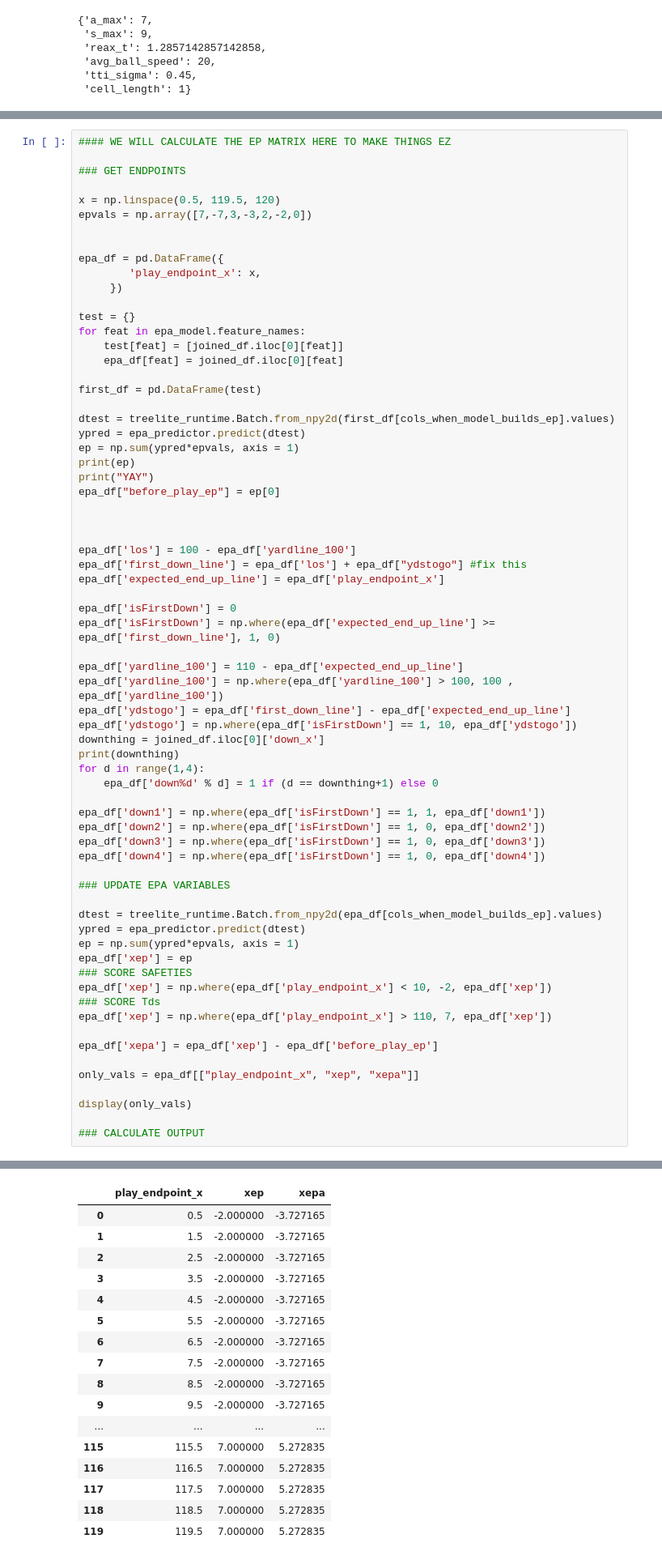
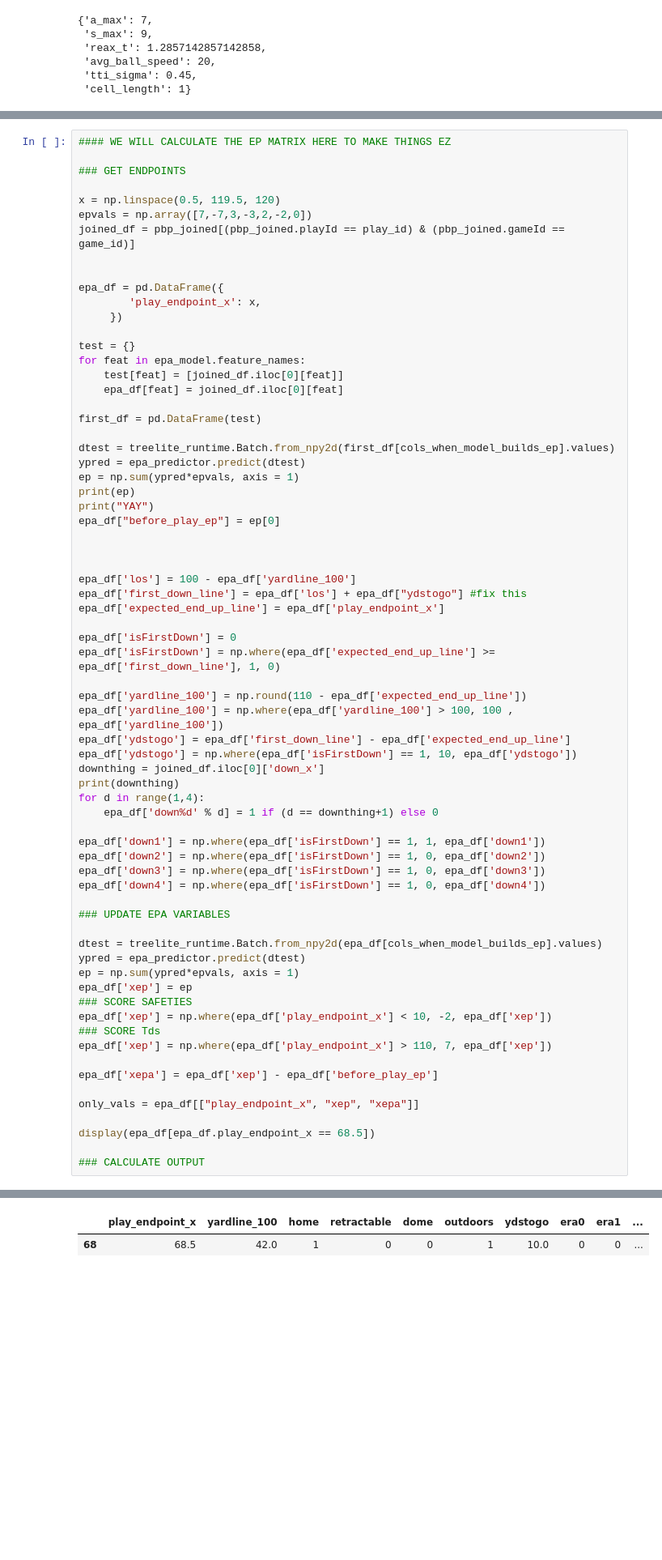
Before and after one commit to uditrana/BigDataBowl, a Jupyter notebook: analysis/xyac_epa_per_pass.ipynb, the cells around one changed output, grey strips where cells are left out. Shown: that part at 81% size. Drawn from its saved outputs; the diff is of its cells as text; blank space fills up the shorter version.

```diff
--- a/analysis/xyac_epa_per_pass.ipynb
+++ b/analysis/xyac_epa_per_pass.ipynb
@@ -105,6 +105,7 @@ ADDED MEME
 
 x = np.linspace(0.5, 119.5, 120)
 epvals = np.array([7,-7,3,-3,2,-2,0])
+joined_df = pbp_joined[(pbp_joined.playId == play_id) & (pbp_joined.gameId == game_id)]
 
 
 epa_df = pd.DataFrame({
@@ -134,7 +135,7 @@ epa_df['expected_end_up_line'] = epa_df['play_endpoint_x']
 epa_df['isFirstDown'] = 0
 epa_df['isFirstDown'] = np.where(epa_df['expected_end_up_line'] >= epa_df['first_down_line'], 1, 0)
 
-epa_df['yardline_100'] = 110 - epa_df['expected_end_up_line']
+epa_df['yardline_100'] = np.round(110 - epa_df['expected_end_up_line'])
 epa_df['yardline_100'] = np.where(epa_df['yardline_100'] > 100, 100 , epa_df['yardline_100'])
 epa_df['ydstogo'] = epa_df['first_down_line'] - epa_df['expected_end_up_line']
 epa_df['ydstogo'] = np.where(epa_df['isFirstDown'] == 1, 10, epa_df['ydstogo'])
@@ -142,48 +143,33 @@ downthing = joined_df.iloc[0]['down_x']
 print(downthing)
 for d in range(1,4):
     epa_df['down%d' % d] = 1 if (d == downthing+1) else 0
 
 epa_df['down1'] = np.where(epa_df['isFirstDown'] == 1, 1, epa_df['down1'])
 epa_df['down2'] = np.where(epa_df['isFirstDown'] == 1, 0, epa_df['down2'])
 epa_df['down3'] = np.where(epa_df['isFirstDown'] == 1, 0, epa_df['down3'])
 epa_df['down4'] = np.where(epa_df['isFirstDown'] == 1, 0, epa_df['down4'])
 
 ### UPDATE EPA VARIABLES
 
 dtest = treelite_runtime.Batch.from_npy2d(epa_df[cols_when_model_builds_ep].values)
 ypred = epa_predictor.predict(dtest)
 ep = np.sum(ypred*epvals, axis = 1)
 epa_df['xep'] = ep
 ### SCORE SAFETIES
 epa_df['xep'] = np.where(epa_df['play_endpoint_x'] < 10, -2, epa_df['xep'])
 ### SCORE Tds
 epa_df['xep'] = np.where(epa_df['play_endpoint_x'] > 110, 7, epa_df['xep'])
 
 epa_df['xepa'] = epa_df['xep'] - epa_df['before_play_ep']
 
 only_vals = epa_df[["play_endpoint_x", "xep", "xepa"]]
 
-display(only_vals)
+display(epa_df[epa_df.play_endpoint_x == 68.5])
 
 ### CALCULATE OUTPUT
 # %% [output]
 [1.7271648]
 YAY
 1
-|  | play_endpoint_x | xep | xepa |
-| 0 | 0.5 | -2.000000 | -3.727165 |
-| 1 | 1.5 | -2.000000 | -3.727165 |
-| 2 | 2.5 | -2.000000 | -3.727165 |
-| 3 | 3.5 | -2.000000 | -3.727165 |
-| 4 | 4.5 | -2.000000 | -3.727165 |
-| 5 | 5.5 | -2.000000 | -3.727165 |
-| 6 | 6.5 | -2.000000 | -3.727165 |
-| 7 | 7.5 | -2.000000 | -3.727165 |
-| 8 | 8.5 | -2.000000 | -3.727165 |
-| 9 | 9.5 | -2.000000 | -3.727165 |
-| ... | ... | ... | ... |
-| 115 | 115.5 | 7.000000 | 5.272835 |
-| 116 | 116.5 | 7.000000 | 5.272835 |
-| 117 | 117.5 | 7.000000 | 5.272835 |
-| 118 | 118.5 | 7.000000 | 5.272835 |
-| 119 | 119.5 | 7.000000 | 5.272835 |
+|  | play_endpoint_x | yardline_100 | home | retractable | dome | outdoors | ydstogo | era0 | era1 | ... |
+| 68 | 68.5 | 42.0 | 1 | 0 | 0 | 1 | 10.0 | 0 | 0 | ... |
```
Also changed, not shown: parts of 5 cells of this notebook.
